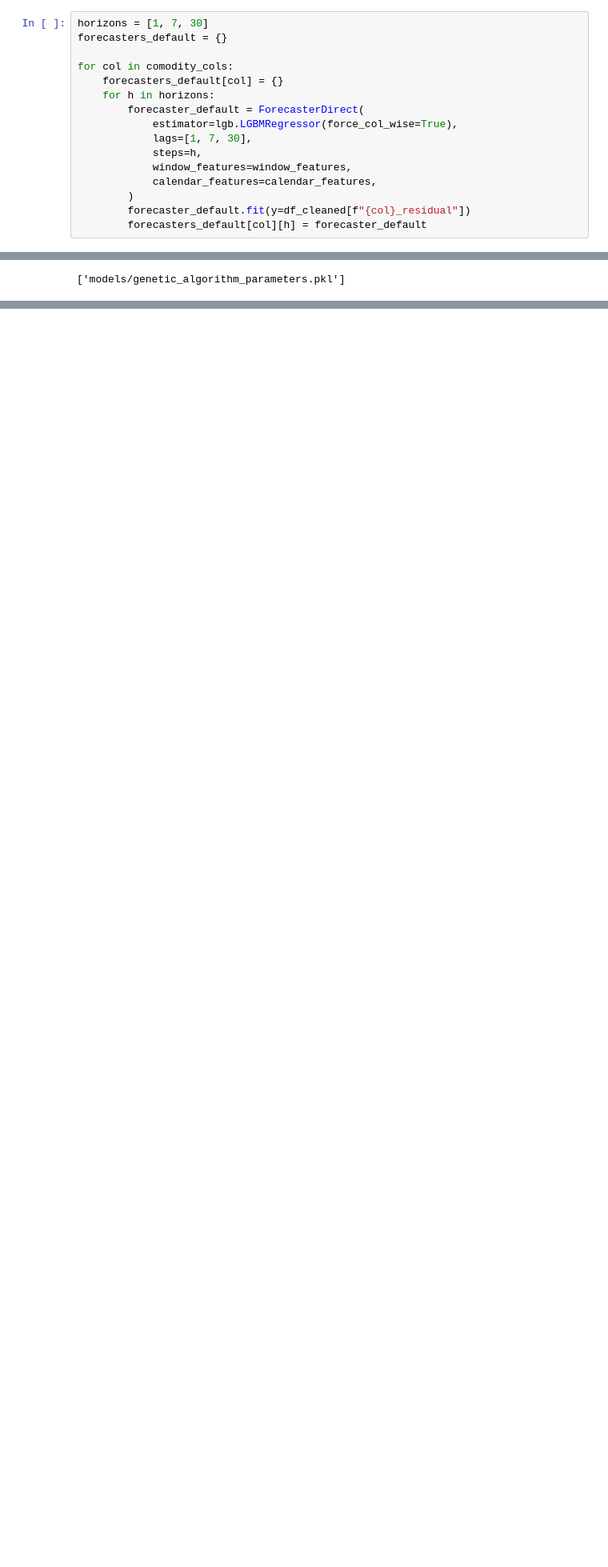
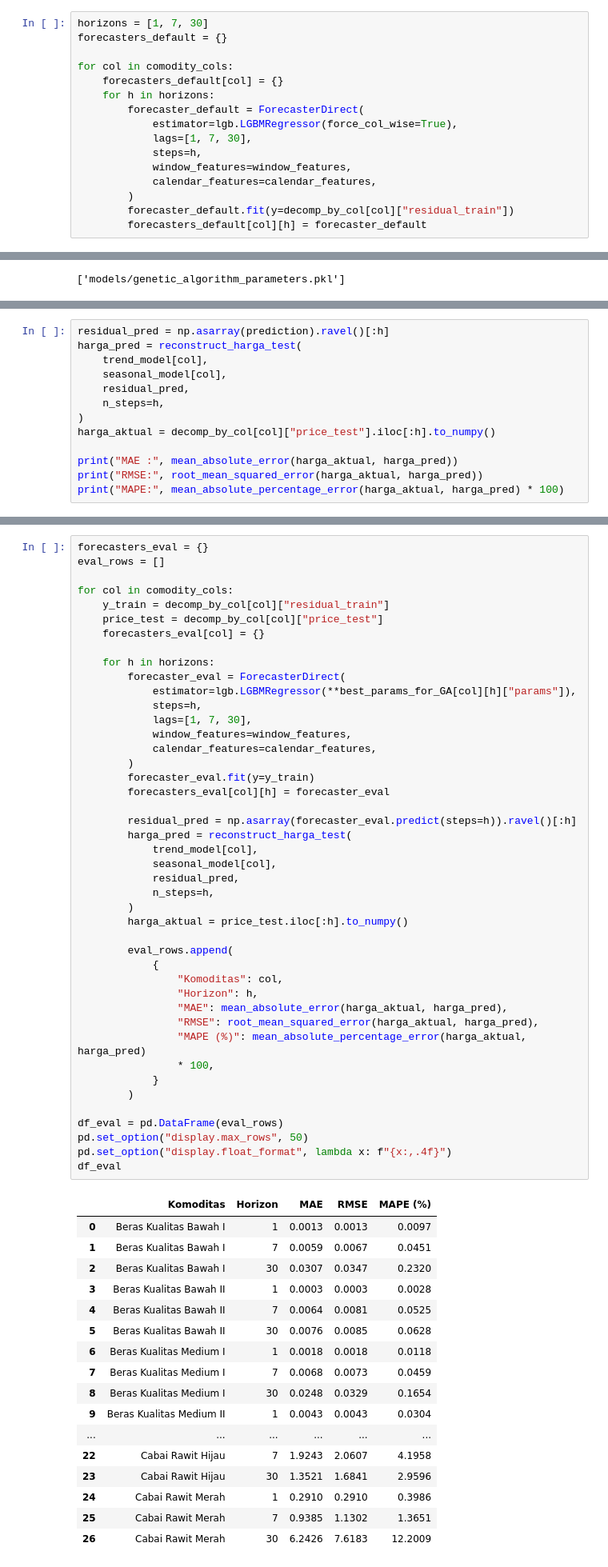
Before and after one commit to YosiaCoKR/program-skripsi, a Jupyter notebook: webapp/research/code.ipynb, the cells around one changed output, grey strips where cells are left out. Shown at 80% size. Cells and saved outputs as stored; diff of their text form; blank space fills up the shorter version.

Commit message:
update: training model & evaluasi model
Mengatasi data leakage pada dekomposisi. Lalu di lanjutkan dengan pencarian hyperparemeter dan juga rekoposisi menjadi data satu harga dan kemudian di evaluasi.

```diff
--- a/webapp/research/code.ipynb
+++ b/webapp/research/code.ipynb
@@ -498,7 +550,7 @@ for col in comodity_cols:
             window_features=window_features,
             calendar_features=calendar_features,
         )
-        forecaster_default.fit(y=df_cleaned[f"{col}_residual"])
+        forecaster_default.fit(y=decomp_by_col[col]["residual_train"])
         forecasters_default[col][h] = forecaster_default
 # %% [markdown]
 ## 7. Pencarian Hyperparameter LightGBM dengan Genetic Algorithm
@@ -838,0 +936,13 @@ MAPE: 1.26%
+# %%
+residual_pred = np.asarray(prediction).ravel()[:h]
+harga_pred = reconstruct_harga_test(
+    trend_model[col],
+    seasonal_model[col],
+    residual_pred,
+    n_steps=h,
+)
+harga_aktual = decomp_by_col[col]["price_test"].iloc[:h].to_numpy()
+
+print("MAE :", mean_absolute_error(harga_aktual, harga_pred))
+print("RMSE:", root_mean_squared_error(harga_aktual, harga_pred))
+print("MAPE:", mean_absolute_percentage_error(harga_aktual, harga_pred) * 100)
@@ -838,0 +953,62 @@ MAPE: 1.26%
+# %%
+forecasters_eval = {}
+eval_rows = []
+
+for col in comodity_cols:
+    y_train = decomp_by_col[col]["residual_train"]
+    price_test = decomp_by_col[col]["price_test"]
+    forecasters_eval[col] = {}
+
+    for h in horizons:
+        forecaster_eval = ForecasterDirect(
+            estimator=lgb.LGBMRegressor(**best_params_for_GA[col][h]["params"]),
+            steps=h,
+            lags=[1, 7, 30],
+            window_features=window_features,
+            calendar_features=calendar_features,
+        )
+        forecaster_eval.fit(y=y_train)
+        forecasters_eval[col][h] = forecaster_eval
+
+        residual_pred = np.asarray(forecaster_eval.predict(steps=h)).ravel()[:h]
+        harga_pred = reconstruct_harga_test(
+            trend_model[col],
+            seasonal_model[col],
+            residual_pred,
+            n_steps=h,
+        )
+        harga_aktual = price_test.iloc[:h].to_numpy()
+
+        eval_rows.append(
+            {
+                "Komoditas": col,
+                "Horizon": h,
+                "MAE": mean_absolute_error(harga_aktual, harga_pred),
+                "RMSE": root_mean_squared_error(harga_aktual, harga_pred),
+                "MAPE (%)": mean_absolute_percentage_error(harga_aktual, harga_pred)
+                * 100,
+            }
+        )
+
+df_eval = pd.DataFrame(eval_rows)
+pd.set_option("display.max_rows", 50)
+pd.set_option("display.float_format", lambda x: f"{x:,.4f}")
+df_eval
+# %% [output]
+|  | Komoditas | Horizon | MAE | RMSE | MAPE (%) |
+| 0 | Beras Kualitas Bawah I | 1 | 0.0013 | 0.0013 | 0.0097 |
+| 1 | Beras Kualitas Bawah I | 7 | 0.0059 | 0.0067 | 0.0451 |
+| 2 | Beras Kualitas Bawah I | 30 | 0.0307 | 0.0347 | 0.2320 |
+| 3 | Beras Kualitas Bawah II | 1 | 0.0003 | 0.0003 | 0.0028 |
+| 4 | Beras Kualitas Bawah II | 7 | 0.0064 | 0.0081 | 0.0525 |
+| 5 | Beras Kualitas Bawah II | 30 | 0.0076 | 0.0085 | 0.0628 |
+| 6 | Beras Kualitas Medium I | 1 | 0.0018 | 0.0018 | 0.0118 |
+| 7 | Beras Kualitas Medium I | 7 | 0.0068 | 0.0073 | 0.0459 |
+| 8 | Beras Kualitas Medium I | 30 | 0.0248 | 0.0329 | 0.1654 |
+| 9 | Beras Kualitas Medium II | 1 | 0.0043 | 0.0043 | 0.0304 |
+| ... | ... | ... | ... | ... | ... |
+| 22 | Cabai Rawit Hijau | 7 | 1.9243 | 2.0607 | 4.1958 |
+| 23 | Cabai Rawit Hijau | 30 | 1.3521 | 1.6841 | 2.9596 |
+| 24 | Cabai Rawit Merah | 1 | 0.2910 | 0.2910 | 0.3986 |
+| 25 | Cabai Rawit Merah | 7 | 0.9385 | 1.1302 | 1.3651 |
+| 26 | Cabai Rawit Merah | 30 | 6.2426 | 7.6183 | 12.2009 |
```
Also changed, not shown: parts of 32 cells of this notebook, 32 other files.
